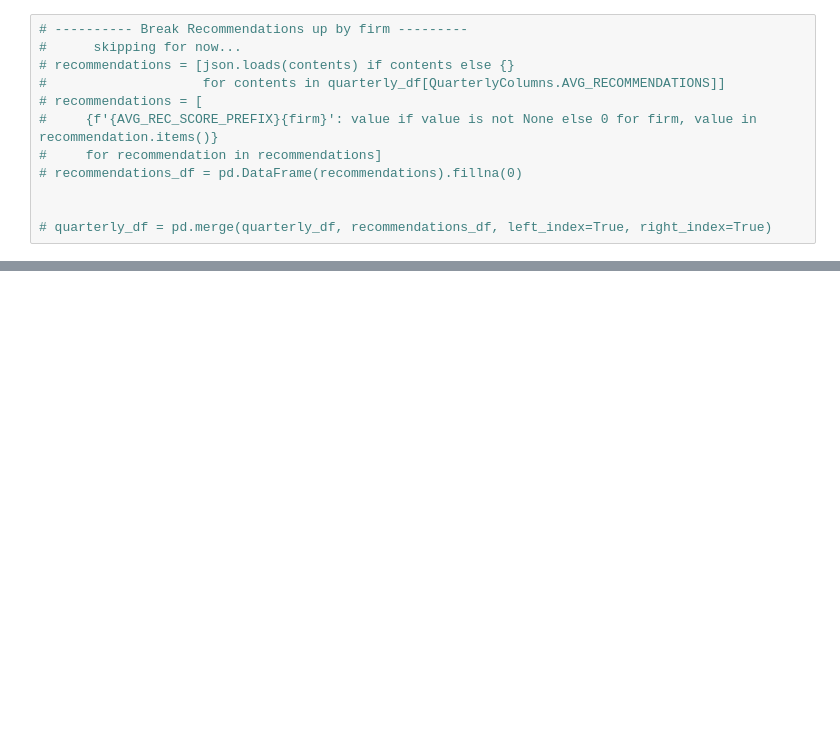
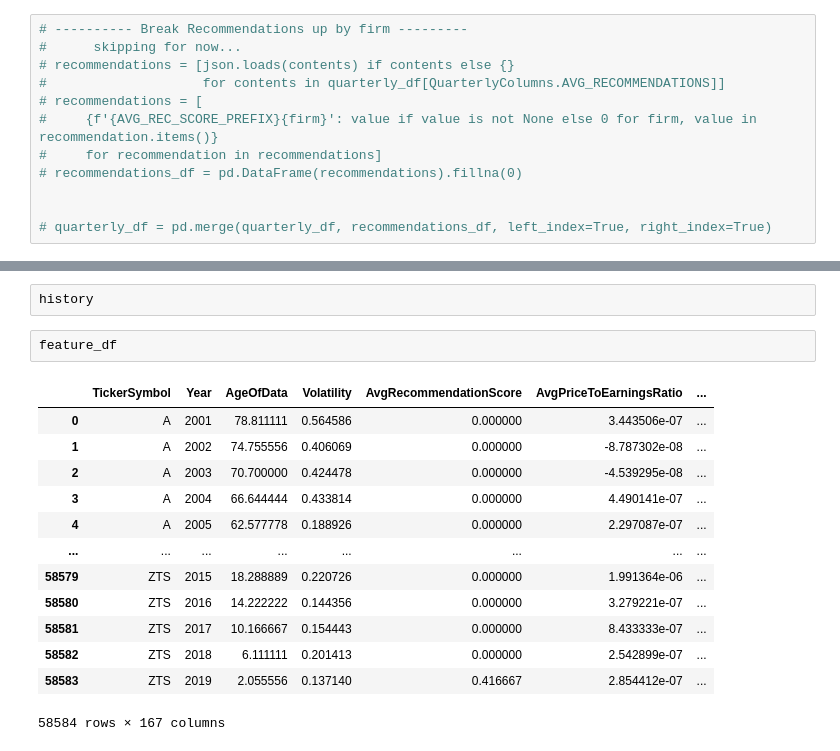
Before and after one commit to eschiff/finance_ml, a Jupyter notebook: finance_ml/notebooks/linear_model.ipynb, the cells around one changed output, grey strips where cells are left out. Cells and saved outputs as stored; diff of their text form; blank space fills up the shorter version.

```diff
--- a/finance_ml/notebooks/linear_model.ipynb
+++ b/finance_ml/notebooks/linear_model.ipynb
@@ -830,0 +977,18 @@ X_train, y_train, X_test, y_test = data_pipeline.fit_transform(quarterly_df)
+# %%
+history
+# %%
+feature_df
+# %% [output]
+|  | TickerSymbol | Year | AgeOfData | Volatility | AvgRecommendationScore | AvgPriceToEarningsRatio | ... |
+| 0 | A | 2001 | 78.811111 | 0.564586 | 0.000000 | 3.443506e-07 | ... |
+| 1 | A | 2002 | 74.755556 | 0.406069 | 0.000000 | -8.787302e-08 | ... |
+| 2 | A | 2003 | 70.700000 | 0.424478 | 0.000000 | -4.539295e-08 | ... |
+| 3 | A | 2004 | 66.644444 | 0.433814 | 0.000000 | 4.490141e-07 | ... |
+| 4 | A | 2005 | 62.577778 | 0.188926 | 0.000000 | 2.297087e-07 | ... |
+| ... | ... | ... | ... | ... | ... | ... | ... |
+| 58579 | ZTS | 2015 | 18.288889 | 0.220726 | 0.000000 | 1.991364e-06 | ... |
+| 58580 | ZTS | 2016 | 14.222222 | 0.144356 | 0.000000 | 3.279221e-07 | ... |
+| 58581 | ZTS | 2017 | 10.166667 | 0.154443 | 0.000000 | 8.433333e-07 | ... |
+| 58582 | ZTS | 2018 | 6.111111 | 0.201413 | 0.000000 | 2.542899e-07 | ... |
+| 58583 | ZTS | 2019 | 2.055556 | 0.137140 | 0.416667 | 2.854412e-07 | ... |
+58584 rows × 167 columns
```
Also changed, not shown: parts of 18 cells of this notebook.
